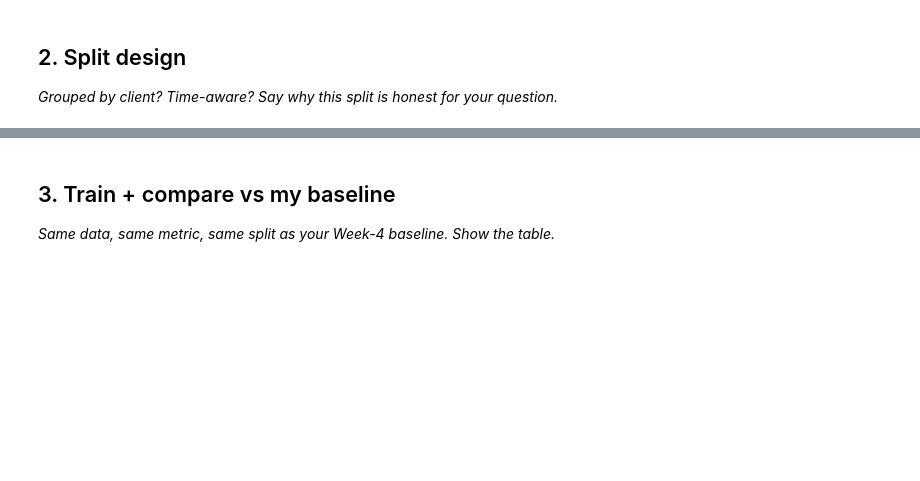
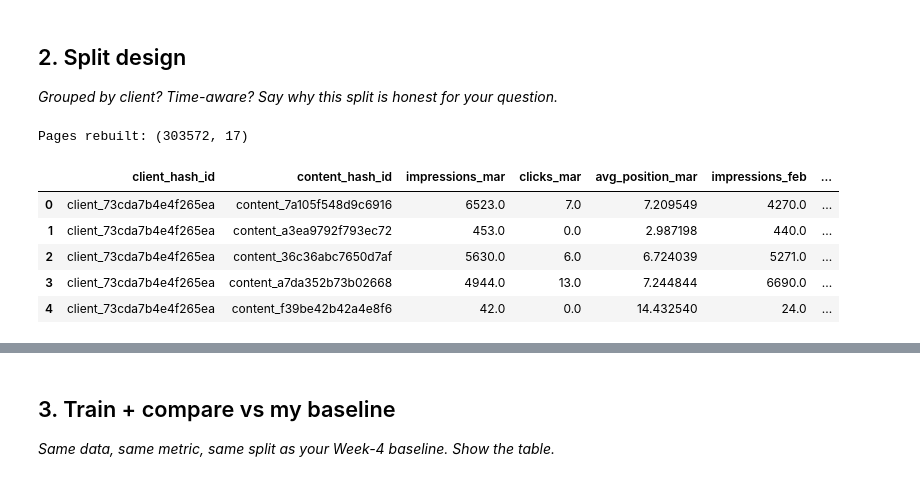
Before and after one commit to 7ayder-99/flyrank_internship, a Jupyter notebook: work/notebooks/w05_model.ipynb, the cells around one changed output, grey strips where cells are left out. Drawn from its saved outputs; the diff is of its cells as text; code cells hidden in the pictures; blank space fills up the shorter version.

```diff
--- a/work/notebooks/w05_model.ipynb
+++ b/work/notebooks/w05_model.ipynb
@@ -22,0 +24,67 @@ This skeleton is yours to fill. Work the sections **in order** — each one has
+# %%
+%pip -q install duckdb
+
+import os, sys, subprocess
+IN_COLAB = "google.colab" in sys.modules
+REPO_URL = "https://github.com/7ayder-99/flyrank_internship"
+REPO_DIR = "flyrank_internship"
+
+if IN_COLAB:
+    if not os.path.isdir(REPO_DIR):
+        subprocess.run(["git", "clone", "--depth", "1", REPO_URL, REPO_DIR], check=True)
+    os.chdir(REPO_DIR)
+
+import duckdb, pandas as pd
+con = duckdb.connect()
+from google.colab import userdata
+hf_token = userdata.get('HF_TOKEN')
+con.execute(f"CREATE OR REPLACE SECRET hf (TYPE huggingface, TOKEN '{hf_token}')")
+
+REL_FEB   = "read_parquet('hf://datasets/FlyRank/internship-warehouse/fact_content_daily_performance/month=2026-02/data_0.parquet')"
+REL_MARCH = "read_parquet('hf://datasets/FlyRank/internship-warehouse/fact_content_daily_performance/month=2026-03/data_0.parquet')"
+DIM_CONTENT = "read_parquet('hf://datasets/FlyRank/internship-warehouse/dim_content.parquet')"
+
+page_month_sql = """
+    SELECT client_hash_id, content_hash_id,
+           SUM(gsc_impressions) AS impressions,
+           SUM(gsc_clicks) AS clicks,
+           AVG(gsc_avg_position) AS avg_position
+    FROM {rel}
+    GROUP BY client_hash_id, content_hash_id
+"""
+
+feb_df = con.sql(page_month_sql.format(rel=REL_FEB)).df()
+mar_df = con.sql(page_month_sql.format(rel=REL_MARCH)).df()
+
+pages = mar_df.merge(feb_df, on=["client_hash_id", "content_hash_id"],
+                      suffixes=("_mar", "_feb"), how="inner")
+
+# staleness signal from dim_content
+content = con.sql(f"""
+    SELECT client_hash_id, content_hash_id, content_updated_date,
+           content_type, word_count, category_count, competition, backlinks
+    FROM {DIM_CONTENT}
+""").df()
+
+pages = pages.merge(content, on=["client_hash_id", "content_hash_id"], how="left")
+
+ANALYSIS_DATE = pd.Timestamp("2026-03-31")
+pages["content_updated_date"] = pd.to_datetime(pages["content_updated_date"])
+pages["days_since_update"] = (ANALYSIS_DATE - pages["content_updated_date"]).dt.days
+
+# the label — same definition as the Week-4 baseline
+pages["is_declining"] = (pages["impressions_mar"] < pages["impressions_feb"]).astype(int)
+
+# Feb-only CTR (safe feature, no March data)
+pages["ctr_feb"] = pages["clicks_feb"] / pages["impressions_feb"].replace(0, pd.NA)
+
+print("Pages rebuilt:", pages.shape)
+pages.head()
+# %% [output]
+Pages rebuilt: (303572, 17)
+|  | client_hash_id | content_hash_id | impressions_mar | clicks_mar | avg_position_mar | impressions_feb | ... |
+| 0 | client_73cda7b4e4f265ea | content_7a105f548d9c6916 | 6523.0 | 7.0 | 7.209549 | 4270.0 | ... |
+| 1 | client_73cda7b4e4f265ea | content_a3ea9792f793ec72 | 453.0 | 0.0 | 2.987198 | 440.0 | ... |
+| 2 | client_73cda7b4e4f265ea | content_36c36abc7650d7af | 5630.0 | 6.0 | 6.724039 | 5271.0 | ... |
+| 3 | client_73cda7b4e4f265ea | content_a7da352b73b02668 | 4944.0 | 13.0 | 7.244844 | 6690.0 | ... |
+| 4 | client_73cda7b4e4f265ea | content_f39be42b42a4e8f6 | 42.0 | 0.0 | 14.432540 | 24.0 | ... |
```
Also changed, not shown: parts of 12 cells of this notebook.
